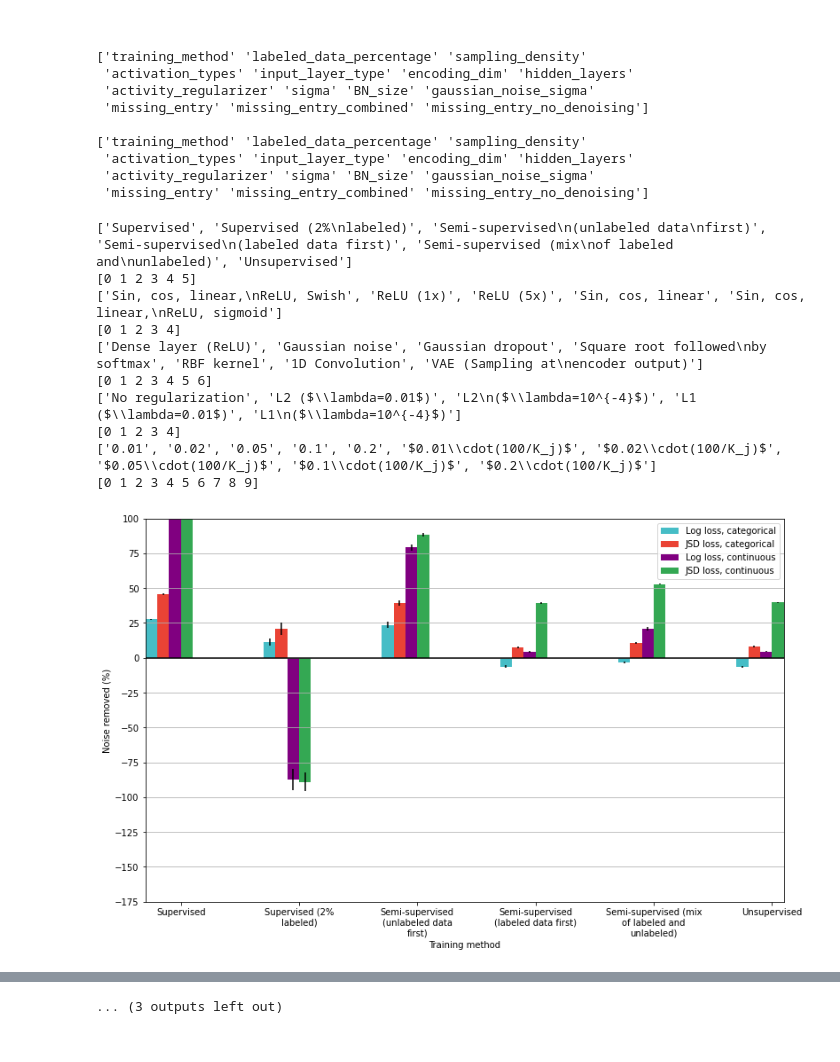
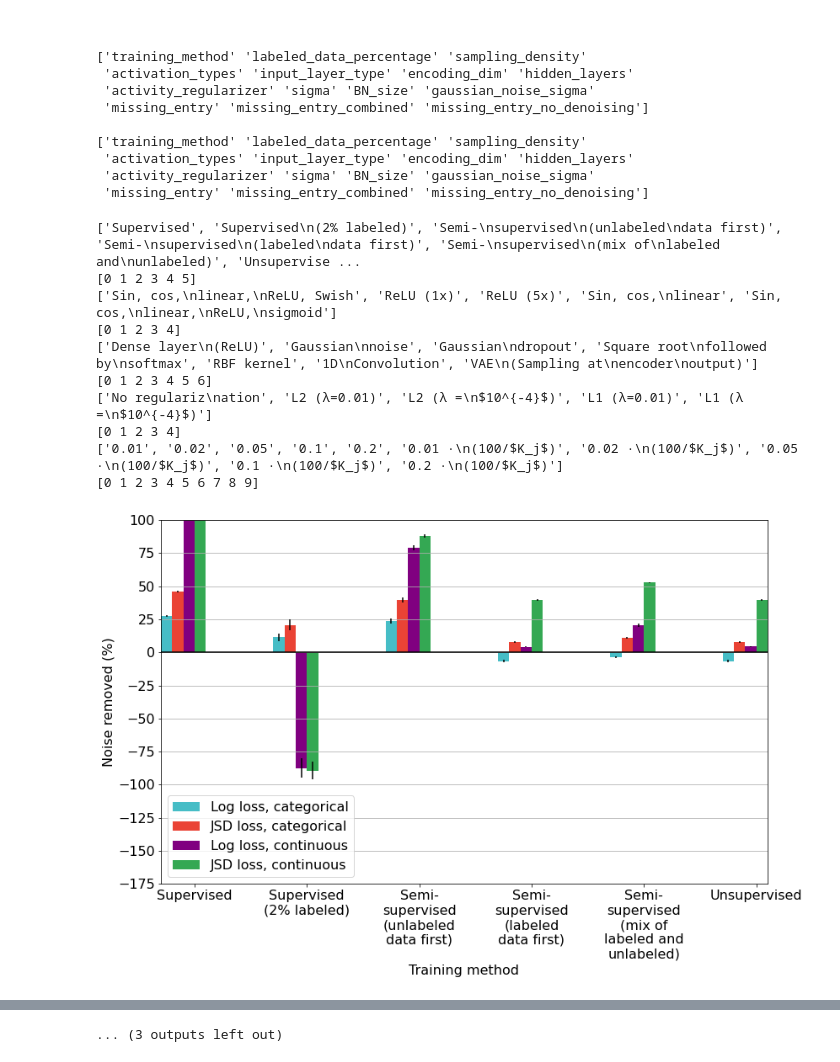
Before and after one commit to fpjnijweide/autoencoder-pdb-cleaning, a Jupyter notebook: plot_results.ipynb, the cells around one changed output, grey strips where cells are left out. Drawn from its saved outputs; the diff is of its cells as text; code cells hidden in the pictures.

Commit message:
increased plot font size, some other plot-related changes

```diff
--- a/plot_results.ipynb
+++ b/plot_results.ipynb
@@ -165,10 +166,11 @@ def plot_vals(i,USE_PLOTLY,excluded_config_strings=[],ylim=[-175,100]):
         elif parameter=='input_layer_type':
             x_values=['Dense layer (ReLU)','Gaussian noise','Gaussian dropout','Square root followed by softmax','RBF kernel','1D Convolution', 'VAE (Sampling at encoder output)']
         elif parameter=='activity_regularizer':
-            x_values=['No regularization','L2 ($\lambda=0.01$)','L2 ($\lambda=10^{-4}$)','L1 ($\lambda=0.01$)','L1 ($\lambda=10^{-4}$)']
+            x_values=['No regularization','L2 (λ=0.01)','L2 (λ = $10^{-4}$)','L1 (λ=0.01)','L1 (λ = $10^{-4}$)']
         elif parameter=='sigma':
             parameter_string='$\sigma_{PDB}$/$(100/K_j)$'
         elif parameter=='labeled_data_percentage':
+            ax.set_xscale('log')
             parameter_string='Labeled data amount (%)'
         elif parameter=='sampling_density':
             parameter_string='Sampling density ($K_j$)'
@@ -180,21 +182,27 @@ def plot_vals(i,USE_PLOTLY,excluded_config_strings=[],ylim=[-175,100]):
             parameter_string='$\sigma_{Gaussian\ noise\ layer}$'
             for i in range(len(x_values)):
                 x_values[i] = x_values[i].replace('lambda SD: ','')
-                x_values[i]=x_values[i].replace('(','$')
-                x_values[i]=x_values[i].replace('/SD)*100','\cdot(100/K_j)$')
+                x_values[i]=x_values[i].replace('(','')
+                x_values[i]=x_values[i].replace('/SD)*100',' ·\n(100/$K_j$)')
                 # x_values[i]=x_values[i].replace('SD','$K_j$')
         elif parameter=='missing_entry':
-            parameter_string='Missing entry probability'
+            x_values=np.array(x_values)*100
+            ax.set_xscale('log')
+            parameter_string='Fraction of entries that are missing (%)'
         elif parameter=='missing_entry_combined':
-            parameter_string='Missing entry probability'
+            x_values=np.array(x_values)*100
+            ax.set_xscale('log')
+            parameter_string='Fraction of entries that are missing (%)'
         elif parameter=='missing_entry_no_denoising':
-            parameter_string='Missing entry probability'
+            x_values=np.array(x_values)*100
+            ax.set_xscale('log')
+            parameter_string='Fraction of entries that are missing (%)'
 
         plt.xlabel(parameter_string)
 
 
         if not all_numbers:
-            x_values  = [ '\n'.join(wrap(l, 20)) for l in x_values ]
+            x_values  = [ '\n'.join(wrap(l, 12)) for l in x_values ]
     #     print("mappings")
     #     display(mappings)
     #     print("")
@@ -267,22 +275,32 @@ def plot_vals(i,USE_PLOTLY,excluded_config_strings=[],ylim=[-175,100]):
 
         ax.legend()
 # %%
+font = {
+        # 'family' : 'serif',
+        # 'serif':'test',
+        # 'serif': 'cmr10',
+        # 'serif': 'Latin Modern Roman',
+        'weight' : 'normal',
+        'size'   : 16}
+matplotlib.rc('font', **font)
+matplotlib.rc('text',usetex=False)
 for i in range(len(parameters)):
+# for i in [0]:
     if i not in [0,1,2]:
         excluded_config_strings=['CCE, SD=4', 'CCEu, SD=4', 'CCE, SD=100','CCEu, SD=100']
     else:
         excluded_config_strings=[]
     plot_vals(i,USE_PLOTLY=False,excluded_config_strings=excluded_config_strings)
     plt.savefig("pictures/results_fig_"+ parameters[i] + ".svg", bbox_inches = 'tight',pad_inches = 0)
 # %% [output]
-['Supervised', 'Supervised (2%\nlabeled)', 'Semi-supervised\n(unlabeled data\nfirst)', 'Semi-supervised\n(labeled data first)', 'Semi-supervised (mix\nof labeled and\nunlabeled)', 'Unsupervised']
+['Supervised', 'Supervised\n(2% labeled)', 'Semi-\nsupervised\n(unlabeled\ndata first)', 'Semi-\nsupervised\n(labeled\ndata first)', 'Semi-\nsupervised\n(mix of\nlabeled and\nunlabeled)', 'Unsupervise ...
 [0 1 2 3 4 5]
-['Sin, cos, linear,\nReLU, Swish', 'ReLU (1x)', 'ReLU (5x)', 'Sin, cos, linear', 'Sin, cos, linear,\nReLU, sigmoid']
+['Sin, cos,\nlinear,\nReLU, Swish', 'ReLU (1x)', 'ReLU (5x)', 'Sin, cos,\nlinear', 'Sin, cos,\nlinear,\nReLU,\nsigmoid']
 [0 1 2 3 4]
-['Dense layer (ReLU)', 'Gaussian noise', 'Gaussian dropout', 'Square root followed\nby softmax', 'RBF kernel', '1D Convolution', 'VAE (Sampling at\nencoder output)']
+['Dense layer\n(ReLU)', 'Gaussian\nnoise', 'Gaussian\ndropout', 'Square root\nfollowed by\nsoftmax', 'RBF kernel', '1D\nConvolution', 'VAE\n(Sampling at\nencoder\noutput)']
 [0 1 2 3 4 5 6]
-['No regularization', 'L2 ($\\lambda=0.01$)', 'L2\n($\\lambda=10^{-4}$)', 'L1 ($\\lambda=0.01$)', 'L1\n($\\lambda=10^{-4}$)']
+['No regulariz\nation', 'L2 (λ=0.01)', 'L2 (λ =\n$10^{-4}$)', 'L1 (λ=0.01)', 'L1 (λ =\n$10^{-4}$)']
 [0 1 2 3 4]
-['0.01', '0.02', '0.05', '0.1', '0.2', '$0.01\\cdot(100/K_j)$', '$0.02\\cdot(100/K_j)$', '$0.05\\cdot(100/K_j)$', '$0.1\\cdot(100/K_j)$', '$0.2\\cdot(100/K_j)$']
+['0.01', '0.02', '0.05', '0.1', '0.2', '0.01 ·\n(100/$K_j$)', '0.02 ·\n(100/$K_j$)', '0.05 ·\n(100/$K_j$)', '0.1 ·\n(100/$K_j$)', '0.2 ·\n(100/$K_j$)']
 [0 1 2 3 4 5 6 7 8 9]
-[figure, old version]
+[figure, new version]
```
Also changed, not shown: parts of 3 cells of this notebook, 14 other files.
